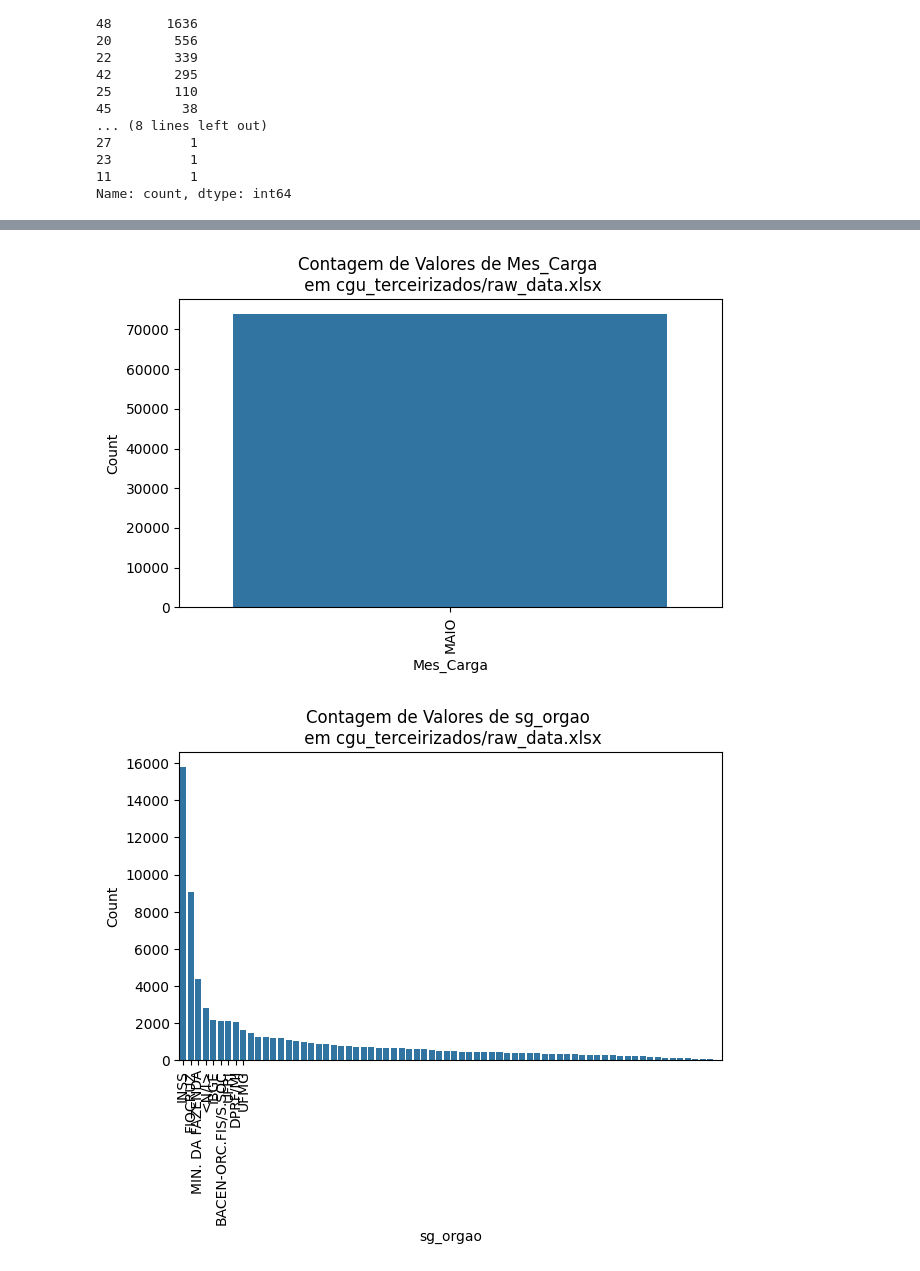
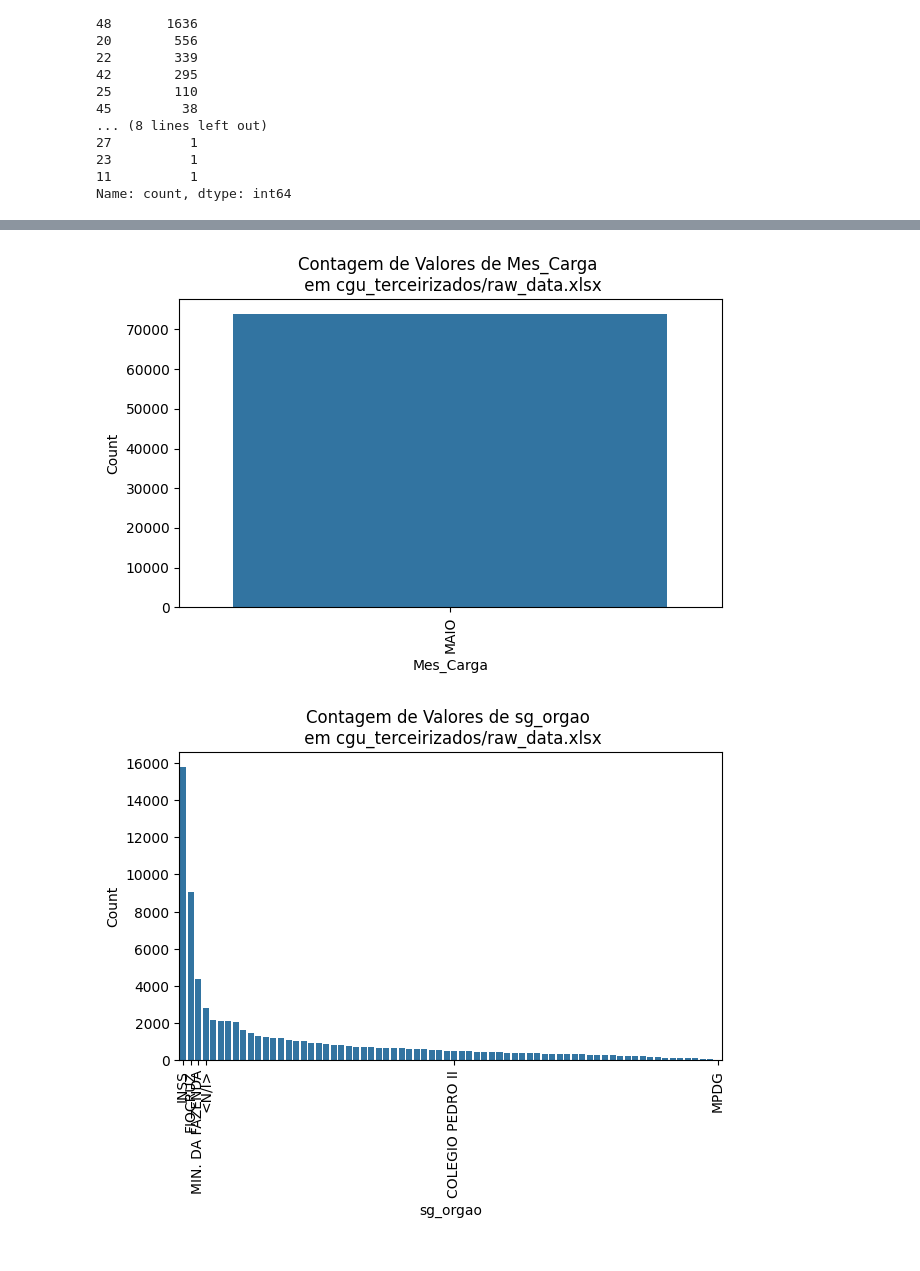
Before and after one commit to FilipePrates/Capture-e-Materialize-os-Dados-Abertos-de-Terceirizados-de-rg-os-Federais, a Jupyter notebook: EDA.ipynb, the cells around one changed output, grey strips where cells are left out. Drawn from its saved outputs; the diff is of its cells as text; code cells hidden in the pictures.

```diff
--- a/EDA.ipynb
+++ b/EDA.ipynb
@@ -78,7 +78,7 @@ columns = ["sg_orgao_sup_tabela_ug",
             "Mes_Carga", "sg_orgao", "nm_orgao"]
 for col in columns:
     # Get the value counts for the specified column
-    value_counts = maio.reset_index()[col].value_counts()
+    value_counts = maio.reset_index()[col].astype(str).value_counts()
 
     # Determine the most frequent value
     most_frequent_value = value_counts.index[0]
@@ -89,8 +89,20 @@ for col in columns:
     plt.title(f'Contagem de Valores de {col} \n em cgu_terceirizados/raw_data.xlsx')
     plt.xlabel(col)
     plt.ylabel('Count')
-
-    ax.set_xticks(value_counts.index[:4])
-    ax.set_xticklabels(value_counts.index[:4], rotation=45)
+    def select_ticks():
+        # Determine the top 4 most frequent values
+        top_4_ticks = value_counts.index[:4].tolist()
+        # Determine the middle tick
+        middle_tick = value_counts.index[len(value_counts) // 2]
+        # Determine the last tick
+        last_tick = value_counts.index[-1]
+        # Combine the selected ticks
+        selected_ticks = top_4_ticks + [middle_tick, last_tick]
+        # Ensure unique ticks
+        selected_ticks = list(dict.fromkeys(selected_ticks))
+        return selected_ticks
+    selectedTicks = select_ticks()
+    ax.set_xticks([value_counts.index.get_loc(tick) for tick in selectedTicks])
+    ax.set_xticklabels(selectedTicks, rotation=90)
     plt.show()
 # %% [output]
@@ -100,2 +112,2 @@ for col in columns:
 [figure]
-[figure, old version]
+[figure, new version]
```
Also changed, not shown: parts of 2 cells of this notebook, 2 other files.
